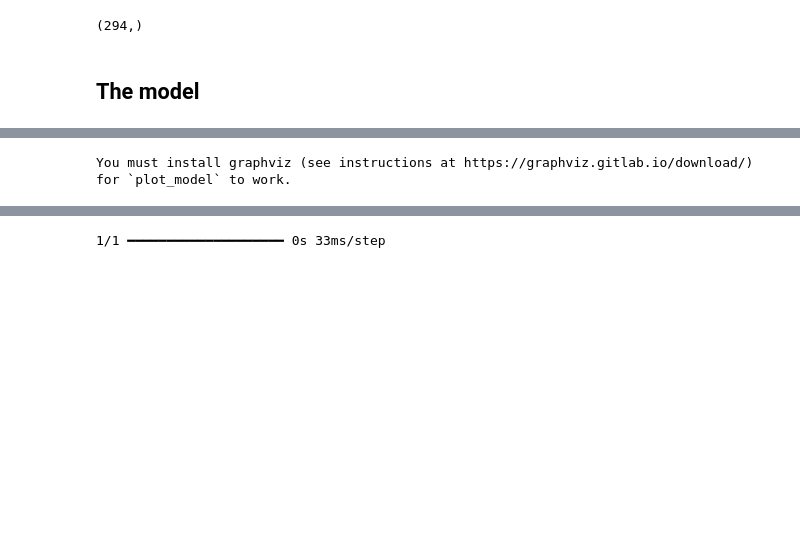
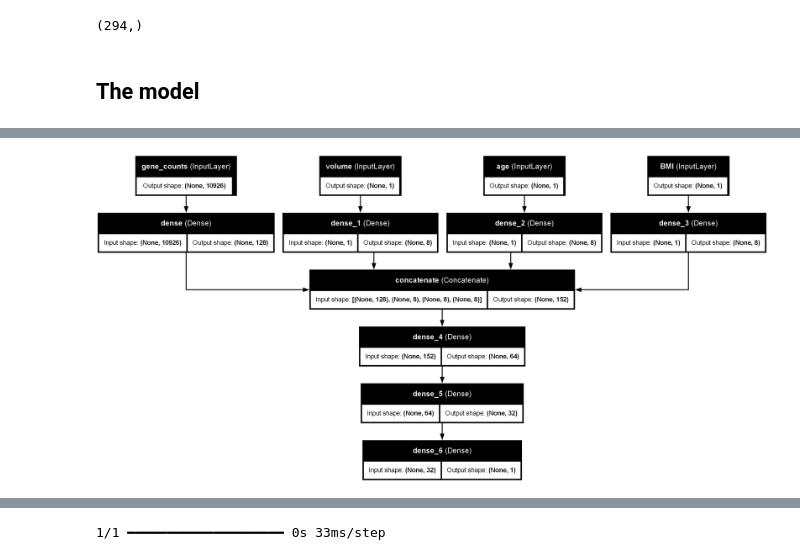
Before and after one commit to phoebemma/ML_paper, a Jupyter notebook: multi_input_model.ipynb, the cells around one changed output, grey strips where cells are left out. Drawn from its saved outputs; the diff is of its cells as text; code cells hidden in the pictures; blank space fills up the shorter version.

```diff
--- a/multi_input_model.ipynb
+++ b/multi_input_model.ipynb
@@ -233,10 +233,10 @@ z = Dense(32, activation='relu')(z)
 output = Dense(1, activation = "sigmoid")(z)
 # %%
 # Build and complie model
-model = Model(inputs = [gene_input, vol_input, age_input, BMI_input],
+multi_model = Model(inputs = [gene_input, vol_input, age_input, BMI_input],
              outputs = output)
 
-model.compile(
+multi_model.compile(
     optimizer = tf.keras.optimizers.Adam(learning_rate=0.0001),
     loss = tf.keras.losses.Huber(delta = 0.5),
     metrics=["mean_squared_error", "mae"]
@@ -266,9 +266,9 @@ Model: "functional"
  Trainable params: 1,410,609 (5.38 MB)
  Non-trainable params: 0 (0.00 B)
 # %%
-tf.keras.utils.plot_model(model, show_shapes=True, show_layer_names=True)
+tf.keras.utils.plot_model(multi_model, show_shapes=True, show_layer_names=True)
 # %% [output]
-You must install graphviz (see instructions at https://graphviz.gitlab.io/download/) for `plot_model` to work.
+[figure, added]
 # %%
 
 # Define the callback
```
Also changed, not shown: parts of 7 cells of this notebook, 2 other files.
